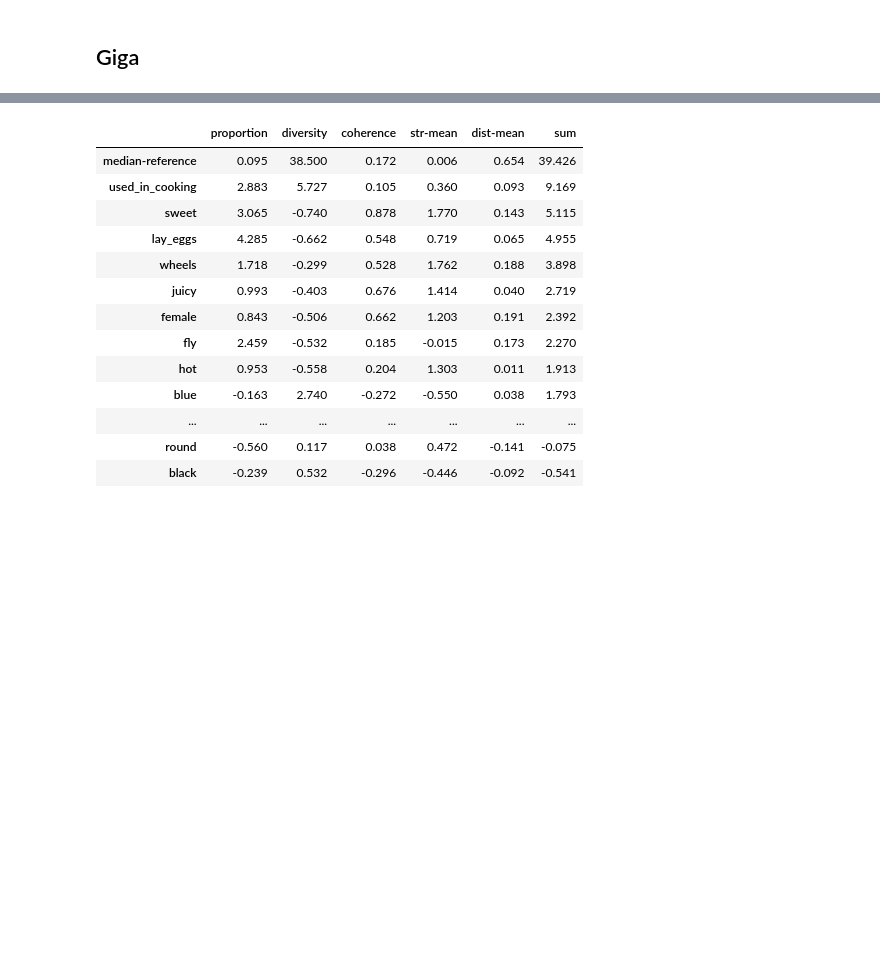
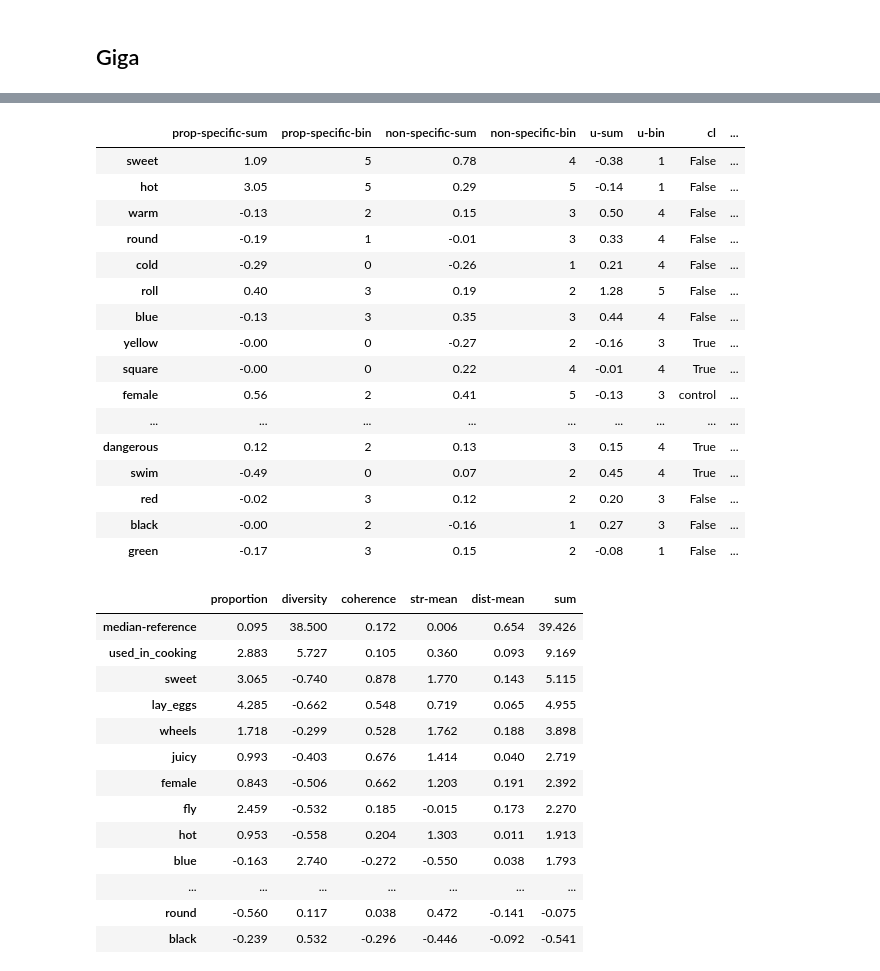
Before and after one commit to PiaSommerauer/corpus_diagnostics, a Jupyter notebook: scripts/Evidence_analysis.ipynb, the cells around one changed output, grey strips where cells are left out. Cells and saved outputs as stored; diff of their text form; code cells hidden in the pictures; blank space fills up the shorter version.

```diff
--- a/scripts/Evidence_analysis.ipynb
+++ b/scripts/Evidence_analysis.ipynb
@@ -103,11 +116,0 @@ df.sort_values('sum', ascending=False).round(3)
-# %%
-metrics = ['proportion', 'diversity', 'coherence',
-           'dist-mean', 'dist-max',
-           'str-mean', 'str-max']
-level = 'properties'
-evidence_type = 'prop-specific'
-model_name = 'wiki_updated'
-df = get_overview(metrics, level, model_name, evidence_type)
-df = utils.raw_to_distance(df, score_names = metrics, reference_name = 'median', percent = True)
-df['sum'] = df.sum(axis=1)
-df.sort_values('sum', ascending=False).round(3)
@@ -116,3 +119,71 @@ ZeroDivisionError: float division by zero
+# %%
+from collections import defaultdict
+import numpy as np
+import csv
+import os
+
+#model_names = ['giga_full_updated', 'wiki_updated']
+#model_names_d = ['giga_corpus', 'wiki_corpus']
+level = 'properties'
+evidence_types = ['prop-specific', 'non-specific', 'u']
+model_name = 'wiki_updated'
+model_name_d = 'wiki_corpus'
+# load diagnostic results
+path = '../data/diagnostic_classification/selectivity-giga_corpus_wiki_corpus_googlenews.csv'
+df_d = pd.read_csv(path, index_col=0)
+
+
+model_dict = defaultdict(dict)
+
+for evidence_type in evidence_types:
+    df = get_overview(metrics, level, model_name, evidence_type)
+    df = utils.raw_to_distance(df, score_names = metrics, reference_name = 'median',
+                           score = 'dist-percent', sum_scores = ['sum', 'bin'])
+
+    learned = df_d[model_name_d]['learned'].split(' ')
+    not_learned = df_d[model_name_d]['not learned'].split(' ')
+    for i, row in df.iterrows():
+        model_dict[i][f'{evidence_type}-sum'] = round(row['sum'], 2)
+        model_dict[i][f'{evidence_type}-bin'] = int(row['bin'])
+for p, d in model_dict.items():
+    if p in learned:
+        diag = True
+    elif p in not_learned:
+        diag = False
+    elif p == 'female':
+        diag = 'control'
+    model_dict[p][f'cl'] = diag
+    model_dict[p][f'i'] = np.nan
+df = pd.DataFrame(model_dict).T.fillna('-')
+# print(df.to_latex())
+#print(df.to_latex())
+path_dir = '../analysis/diagnostic_classification'
+os.makedirs(path_dir, exist_ok=True)
+df.to_csv(f'{path_dir}/comparison-{model_name}.csv')
+
+#load annotated table
+df = pd.read_csv(f'{path_dir}/comparison-{model_name}-annotated.csv', index_col = 0)
+df = df.sort_values('i')
+#print(df.to_latex())
+df
+# %% [output]
+|  | prop-specific-sum | prop-specific-bin | non-specific-sum | non-specific-bin | u-sum | u-bin | cl | ... |
+| sweet | 1.09 | 5 | 0.78 | 4 | -0.38 | 1 | False | ... |
+| hot | 3.05 | 5 | 0.29 | 5 | -0.14 | 1 | False | ... |
+| warm | -0.13 | 2 | 0.15 | 3 | 0.50 | 4 | False | ... |
+| round | -0.19 | 1 | -0.01 | 3 | 0.33 | 4 | False | ... |
+| cold | -0.29 | 0 | -0.26 | 1 | 0.21 | 4 | False | ... |
+| roll | 0.40 | 3 | 0.19 | 2 | 1.28 | 5 | False | ... |
+| blue | -0.13 | 3 | 0.35 | 3 | 0.44 | 4 | False | ... |
+| yellow | -0.00 | 0 | -0.27 | 2 | -0.16 | 3 | True | ... |
+| square | -0.00 | 0 | 0.22 | 4 | -0.01 | 4 | True | ... |
+| female | 0.56 | 2 | 0.41 | 5 | -0.13 | 3 | control | ... |
+| ... | ... | ... | ... | ... | ... | ... | ... | ... |
+| dangerous | 0.12 | 2 | 0.13 | 3 | 0.15 | 4 | True | ... |
+| swim | -0.49 | 0 | 0.07 | 2 | 0.45 | 4 | True | ... |
+| red | -0.02 | 3 | 0.12 | 2 | 0.20 | 3 | False | ... |
+| black | -0.00 | 2 | -0.16 | 1 | 0.27 | 3 | False | ... |
+| green | -0.17 | 3 | 0.15 | 2 | -0.08 | 1 | False | ... |
 # %%
 metrics = ['proportion', 'diversity',
            'coherence', 'str-mean', 'dist-mean']#, 'dist-mean', 'dist-max']#, 'str-mean', 'str-max']
```
Also changed, not shown: parts of 10 cells of this notebook, 3 other files.
